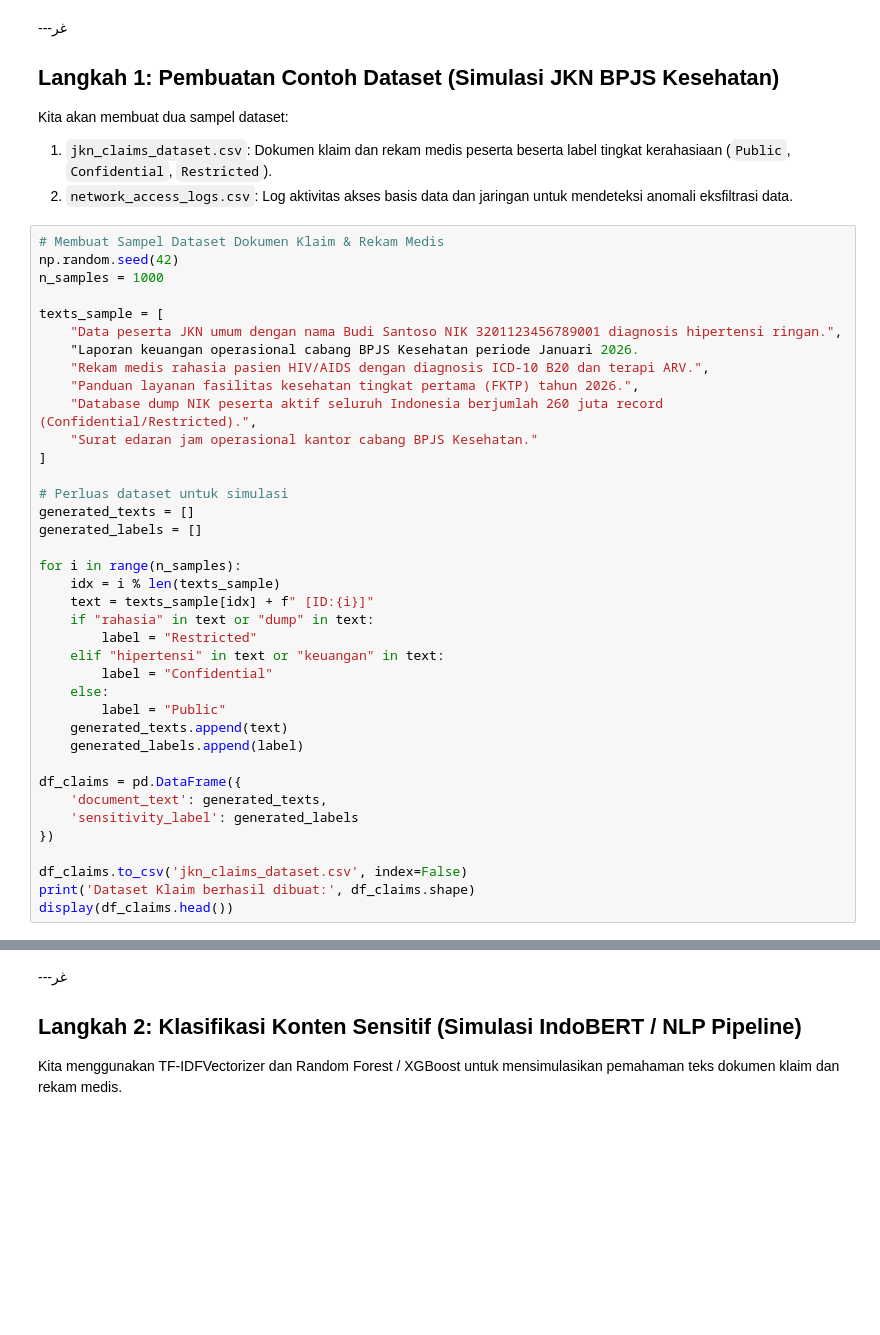
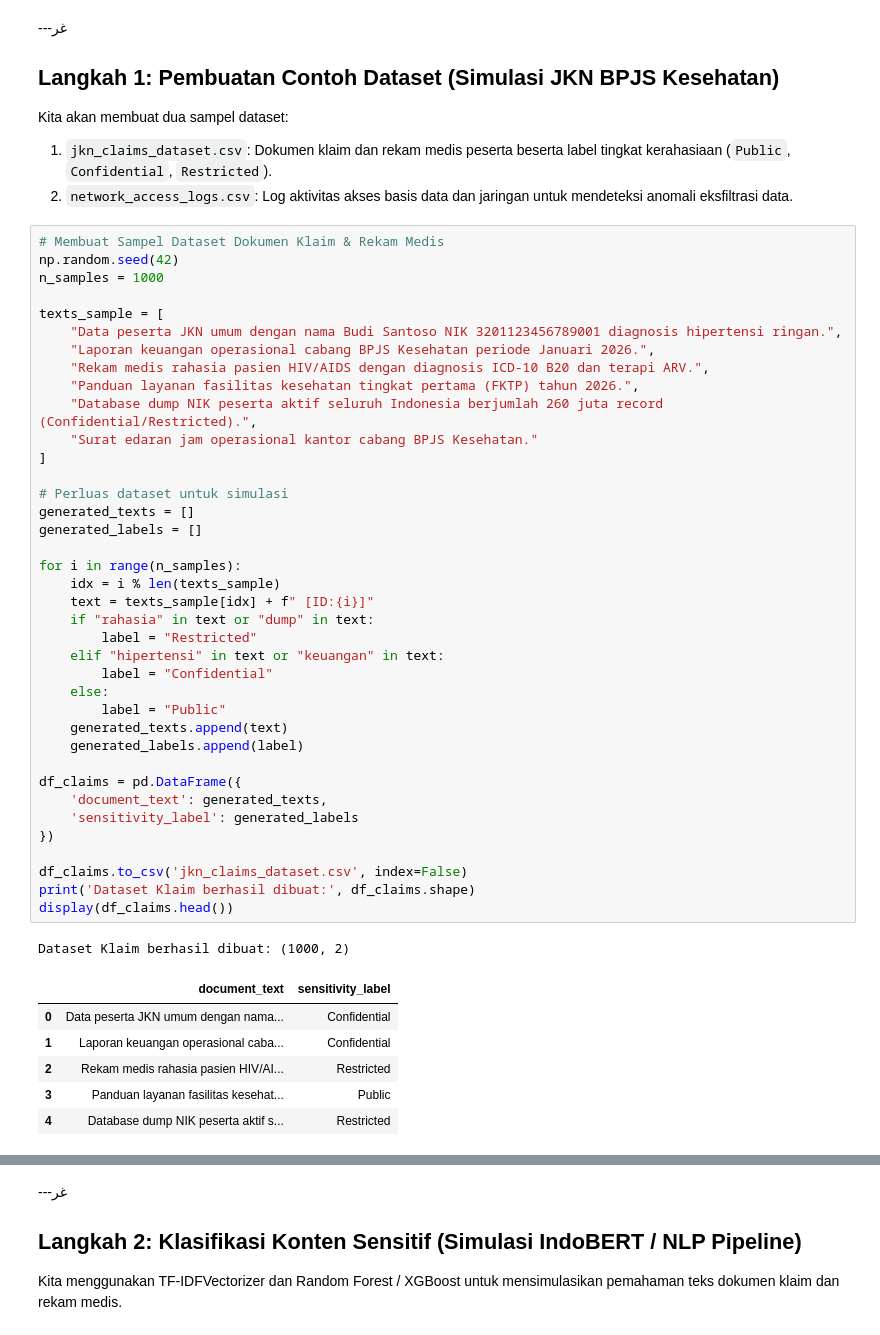
Before and after one commit to sapardi/foundation_of_machine_learning, a Jupyter notebook: DLP_AI_Experiment.ipynb, the cells around one changed output, grey strips where cells are left out. Drawn from its saved outputs; the diff is of its cells as text; blank space fills up the shorter version.

```diff
--- a/DLP_AI_Experiment.ipynb
+++ b/DLP_AI_Experiment.ipynb
@@ -32,37 +34,45 @@ n_samples = 1000
 
 texts_sample = [
     "Data peserta JKN umum dengan nama Budi Santoso NIK 3201123456789001 diagnosis hipertensi ringan.",
-    "Laporan keuangan operasional cabang BPJS Kesehatan periode Januari 2026.
+    "Laporan keuangan operasional cabang BPJS Kesehatan periode Januari 2026.",
     "Rekam medis rahasia pasien HIV/AIDS dengan diagnosis ICD-10 B20 dan terapi ARV.",
     "Panduan layanan fasilitas kesehatan tingkat pertama (FKTP) tahun 2026.",
     "Database dump NIK peserta aktif seluruh Indonesia berjumlah 260 juta record (Confidential/Restricted).",
     "Surat edaran jam operasional kantor cabang BPJS Kesehatan."
 ]
 
 # Perluas dataset untuk simulasi
 generated_texts = []
 generated_labels = []
 
 for i in range(n_samples):
     idx = i % len(texts_sample)
     text = texts_sample[idx] + f" [ID:{i}]"
     if "rahasia" in text or "dump" in text:
         label = "Restricted"
     elif "hipertensi" in text or "keuangan" in text:
         label = "Confidential"
     else:
         label = "Public"
     generated_texts.append(text)
     generated_labels.append(label)
 
 df_claims = pd.DataFrame({
     'document_text': generated_texts,
     'sensitivity_label': generated_labels
 })
 
 df_claims.to_csv('jkn_claims_dataset.csv', index=False)
 print('Dataset Klaim berhasil dibuat:', df_claims.shape)
 display(df_claims.head())
+# %% [output]
+Dataset Klaim berhasil dibuat: (1000, 2)
+|  | document_text | sensitivity_label |
+| 0 | Data peserta JKN umum dengan nama... | Confidential |
+| 1 | Laporan keuangan operasional caba... | Confidential |
+| 2 | Rekam medis rahasia pasien HIV/AI... | Restricted |
+| 3 | Panduan layanan fasilitas kesehat... | Public |
+| 4 | Database dump NIK peserta aktif s... | Restricted |
 # %%
 # Membuat Sampel Dataset Log Akses Jaringan & Anomali (Eksfiltrasi)
 n_logs = 2000
```
Also changed, not shown: parts of 5 cells of this notebook, 4 other files.
